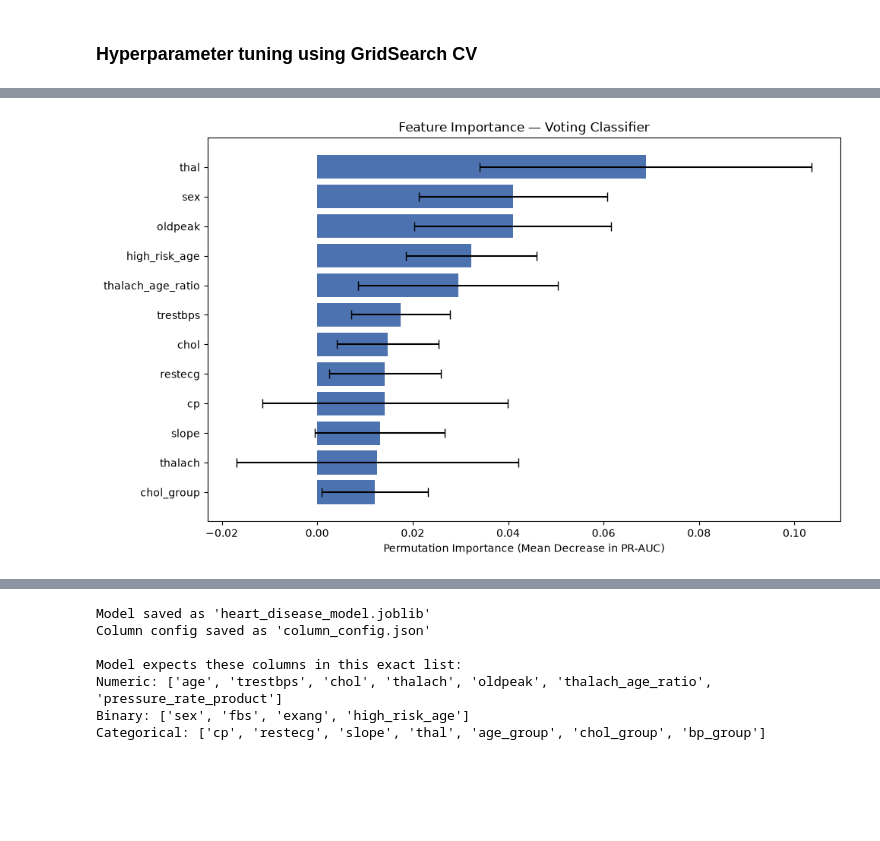
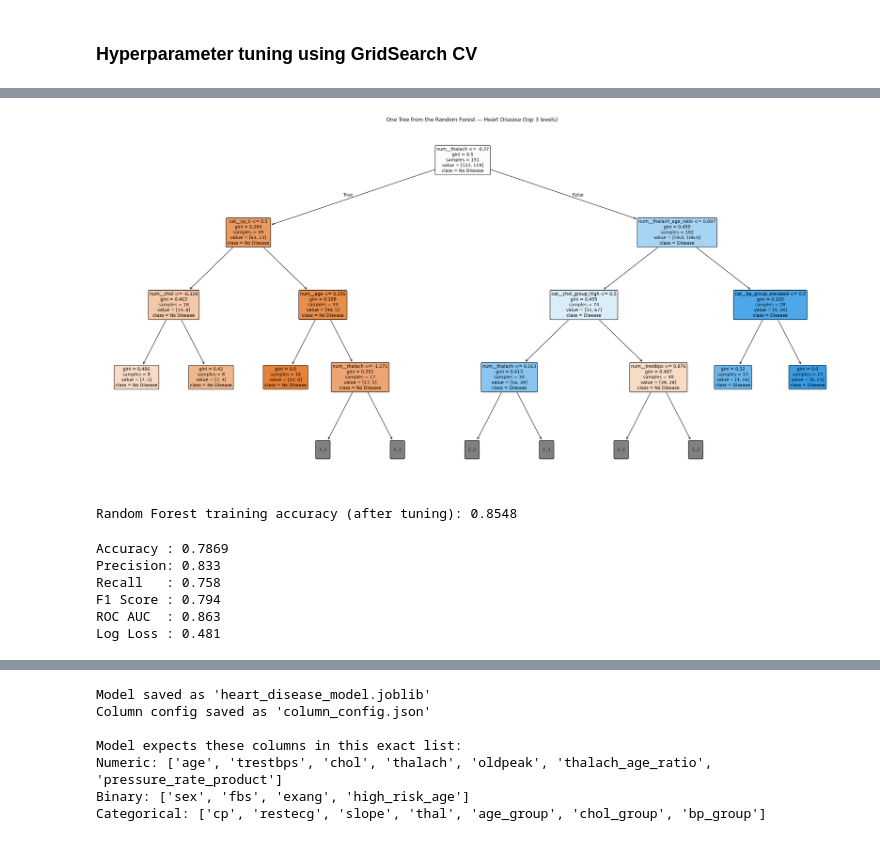
Before and after one commit to suyogkarki1/Clinical-Risk-Prediction-Diabetes-Heart-Disease, a Jupyter notebook: heart/heart.ipynb, the cells around one changed output, grey strips where cells are left out. Saved outputs shown, nothing was run; the diff lists cells and outputs as text; code cells hidden in the pictures; blank space fills up the shorter version.

```diff
--- a/heart/heart.ipynb
+++ b/heart/heart.ipynb
@@ -954,20 +737,57 @@ perm_importance_df.head(12)
-# %%
-import matplotlib.pyplot as plt
-
-# Take top 12 features for readability
-plot_df = perm_importance_df.head(12).sort_values(by='Importance_Mean')
-
-plt.figure(figsize=(10, 6))
-plt.barh(
-    plot_df['Feature'],
-    plot_df['Importance_Mean'],
-    xerr=plot_df['Importance_Std'],
-    color='#4C72B0',
-    capsize=4
-)
-plt.xlabel('Permutation Importance (Mean Decrease in PR-AUC)')
-plt.title('Feature Importance — Voting Classifier')
-plt.tight_layout()
-plt.show()
-# %% [output]
-[figure, removed]
+# %%
+from sklearn.tree import plot_tree
+import matplotlib.pyplot as plt
+
+rf = best_models['RandomForest'].named_steps['classifier']
+
+# Get the actual feature names AFTER preprocessing (one-hot expands columns)
+feat_names = best_models['RandomForest'].named_steps['preprocessor'].get_feature_names_out()
+
+plt.figure(figsize=(24, 12))
+plot_tree(
+    rf.estimators_[0],                              # one tree from the forest
+    feature_names=feat_names,                       # heart features (post-preprocessing)
+    class_names=['No Disease', 'Disease'],          # your 2 classes: 0, 1
+    filled=True,
+    rounded=True,
+    max_depth=3,                                    # DISPLAY top 3 levels only
+    fontsize=10
+)
+plt.title('One Tree from the Random Forest — Heart Disease (top 3 levels)')
+plt.tight_layout()
+plt.show()
+# %% [output]
+[figure, added]
+# %%
+from sklearn.metrics import accuracy_score
+
+model = best_models['RandomForest']
+
+train_acc = model.score(X_train, y_train)
+print(f"Random Forest training accuracy (after tuning): {train_acc:.4f}")
+# %% [output]
+Random Forest training accuracy (after tuning): 0.8548
+# %%
+from sklearn.metrics import (
+    accuracy_score, precision_score, recall_score, f1_score,
+    roc_auc_score, log_loss, confusion_matrix
+)
+
+model = best_models['RandomForest']
+
+y_pred = model.predict(X_test)
+y_prob = model.predict_proba(X_test)[:, 1]   # probability of class 1 (Disease) — binary needs 1 column
+
+print(f"Accuracy : {accuracy_score(y_test, y_pred):.4f}")
+print(f"Precision: {precision_score(y_test, y_pred):.3f}")
+print(f"Recall   : {recall_score(y_test, y_pred):.3f}")
+print(f"F1 Score : {f1_score(y_test, y_pred):.3f}")
+print(f"ROC AUC  : {roc_auc_score(y_test, y_prob):.3f}")
+print(f"Log Loss : {log_loss(y_test, model.predict_proba(X_test)):.3f}")
+# %% [output]
+Accuracy : 0.7869
+Precision: 0.833
+Recall   : 0.758
+F1 Score : 0.794
+ROC AUC  : 0.863
+Log Loss : 0.481
```
Also changed, not shown: parts of 15 cells of this notebook, 5 other files.
